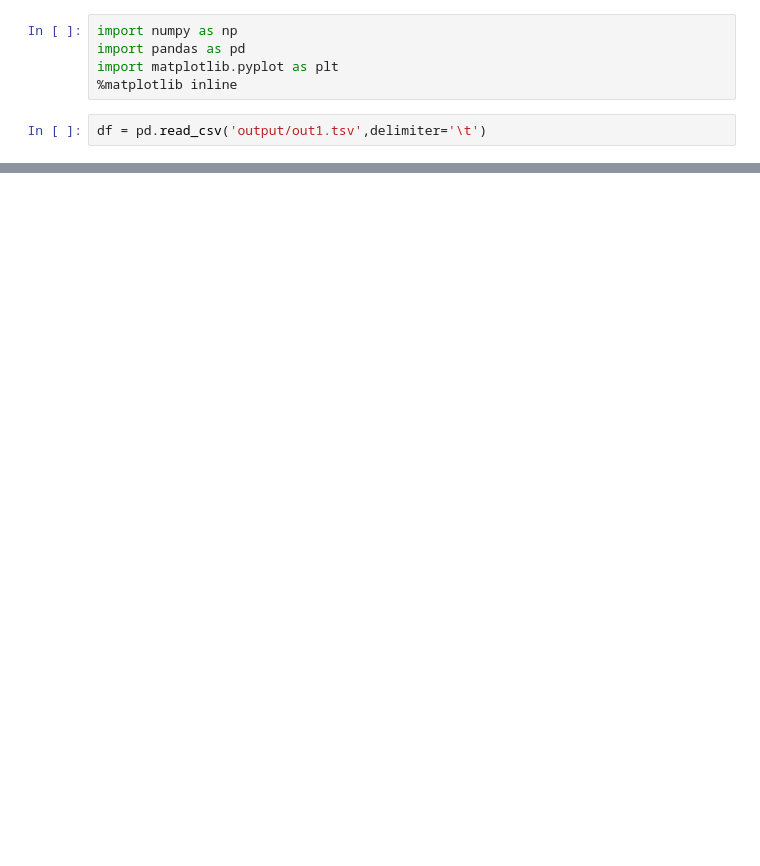
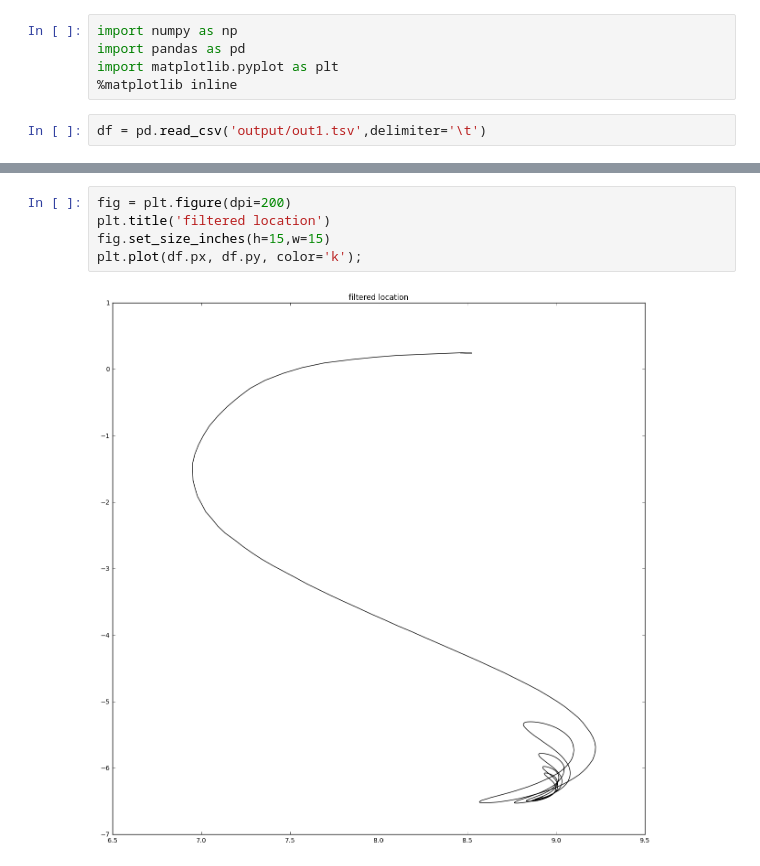
Before and after one commit to berickson/CarND-Unscented-Kalman-Filter-Project, a Jupyter notebook: analysis.ipynb, the cells around one changed output, grey strips where cells are left out. Cells and saved outputs as stored; diff of their text form; blank space fills up the shorter version.

```diff
--- a/analysis.ipynb
+++ b/analysis.ipynb
@@ -29 +44,8 @@ df
+# %%
+fig = plt.figure(dpi=200)
+plt.title('filtered location')
+fig.set_size_inches(h=15,w=15)
+plt.plot(df.px, df.py, color='k');
+# %% [output]
+[figure, added]
 # %%
```
Also changed, not shown: parts of 6 cells of this notebook, 5 other files.
